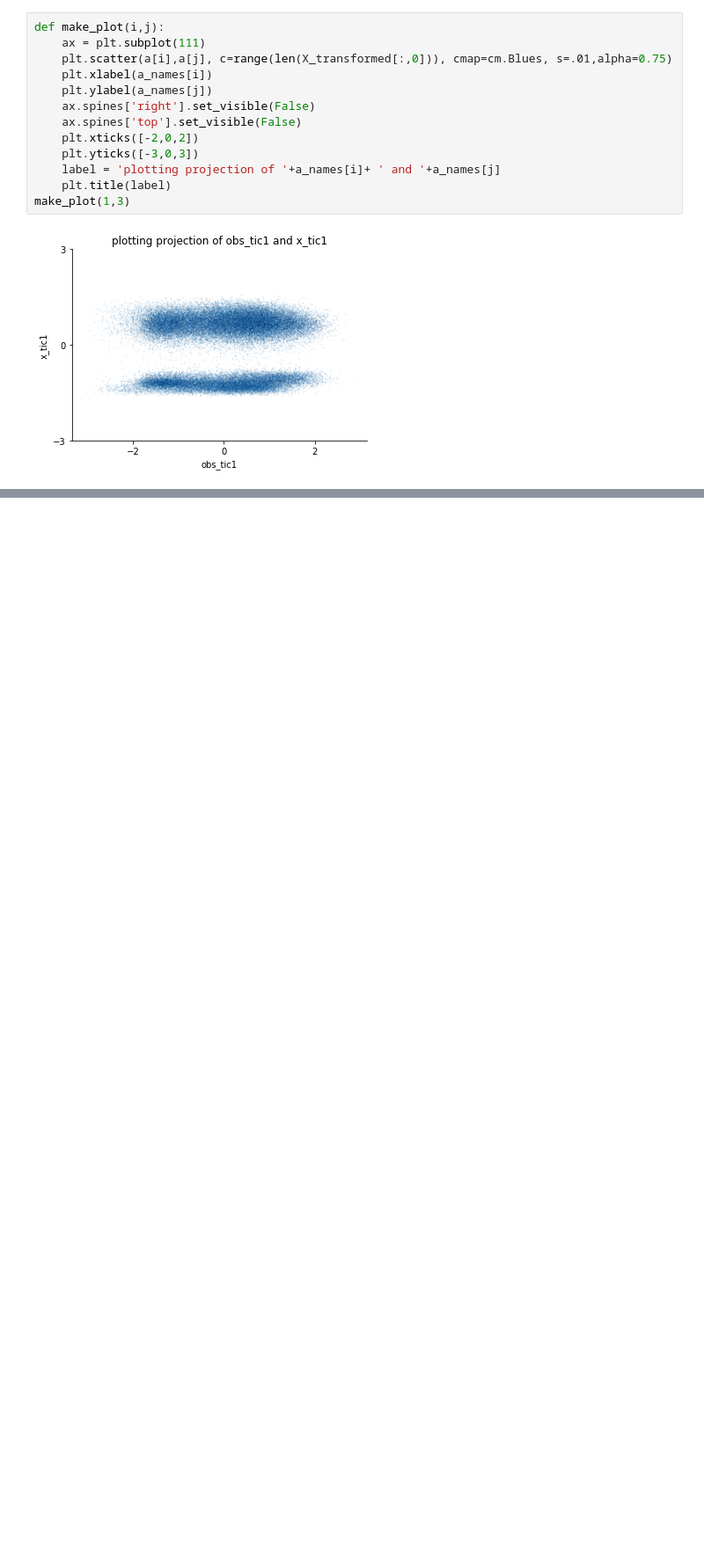
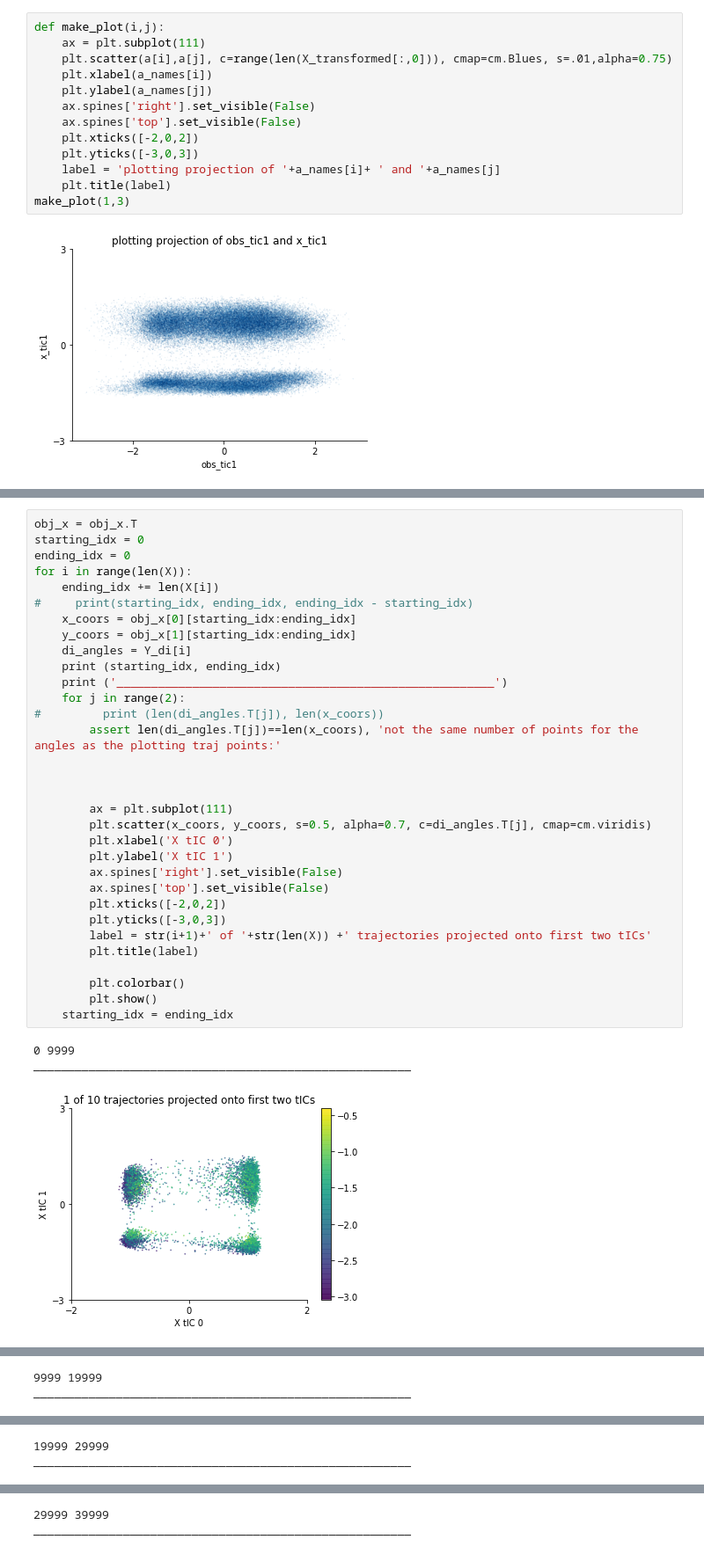
Before and after one commit to choderalab/observable-tica, a Jupyter notebook: noteboooks/obs_tica-tica-correlation-calculations.ipynb, the cells around one changed output, grey strips where cells are left out. Shown at 88% size. Cells and saved outputs as stored; diff of their text form; blank space fills up the shorter version.

```diff
--- a/noteboooks/obs_tica-tica-correlation-calculations.ipynb
+++ b/noteboooks/obs_tica-tica-correlation-calculations.ipynb
@@ -149,0 +241,36 @@ make_plot(1,3)
+# %%
+obj_x = obj_x.T
+starting_idx = 0
+ending_idx = 0
+for i in range(len(X)):
+    ending_idx += len(X[i])
+#     print(starting_idx, ending_idx, ending_idx - starting_idx)
+    x_coors = obj_x[0][starting_idx:ending_idx]
+    y_coors = obj_x[1][starting_idx:ending_idx]
+    di_angles = Y_di[i]
+    print (starting_idx, ending_idx)
+    print ('_______________________________________________________')
+    for j in range(2):
+#         print (len(di_angles.T[j]), len(x_coors))
+        assert len(di_angles.T[j])==len(x_coors), 'not the same number of points for the angles as the plotting traj points:'
+
+
+
+        ax = plt.subplot(111)
+        plt.scatter(x_coors, y_coors, s=0.5, alpha=0.7, c=di_angles.T[j], cmap=cm.viridis)
+        plt.xlabel('X tIC 0')
+        plt.ylabel('X tIC 1')
+        ax.spines['right'].set_visible(False)
+        ax.spines['top'].set_visible(False)
+        plt.xticks([-2,0,2])
+        plt.yticks([-3,0,3])
+        label = str(i+1)+' of '+str(len(X)) +' trajectories projected onto first two tICs'
+        plt.title(label)
+
+        plt.colorbar()
+        plt.show()
+    starting_idx = ending_idx
+# %% [output]
+0 9999
+_______________________________________________________
+[figure, added]
@@ -149,0 +278,2 @@ make_plot(1,3)
+9999 19999
+_______________________________________________________
@@ -149,0 +282,2 @@ make_plot(1,3)
+19999 29999
+_______________________________________________________
@@ -149,0 +286,2 @@ make_plot(1,3)
+29999 39999
+_______________________________________________________
```
Also changed, not shown: parts of 14 cells of this notebook, 3 other files.
